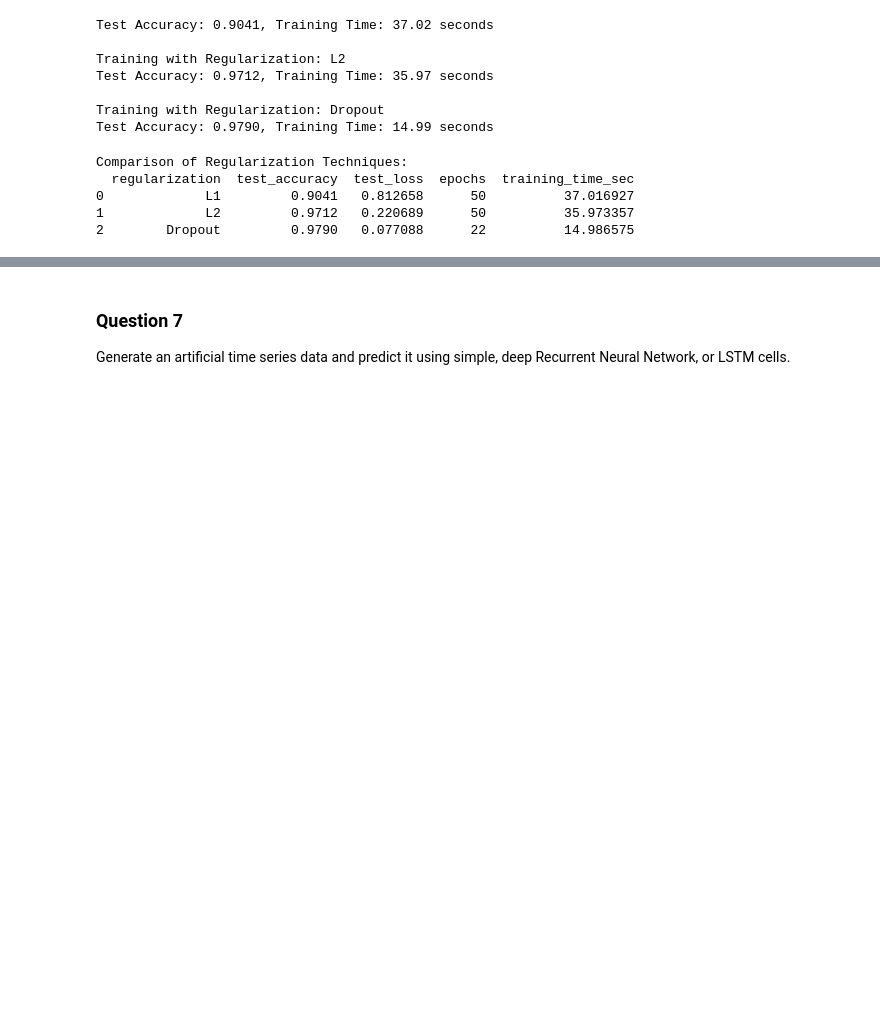
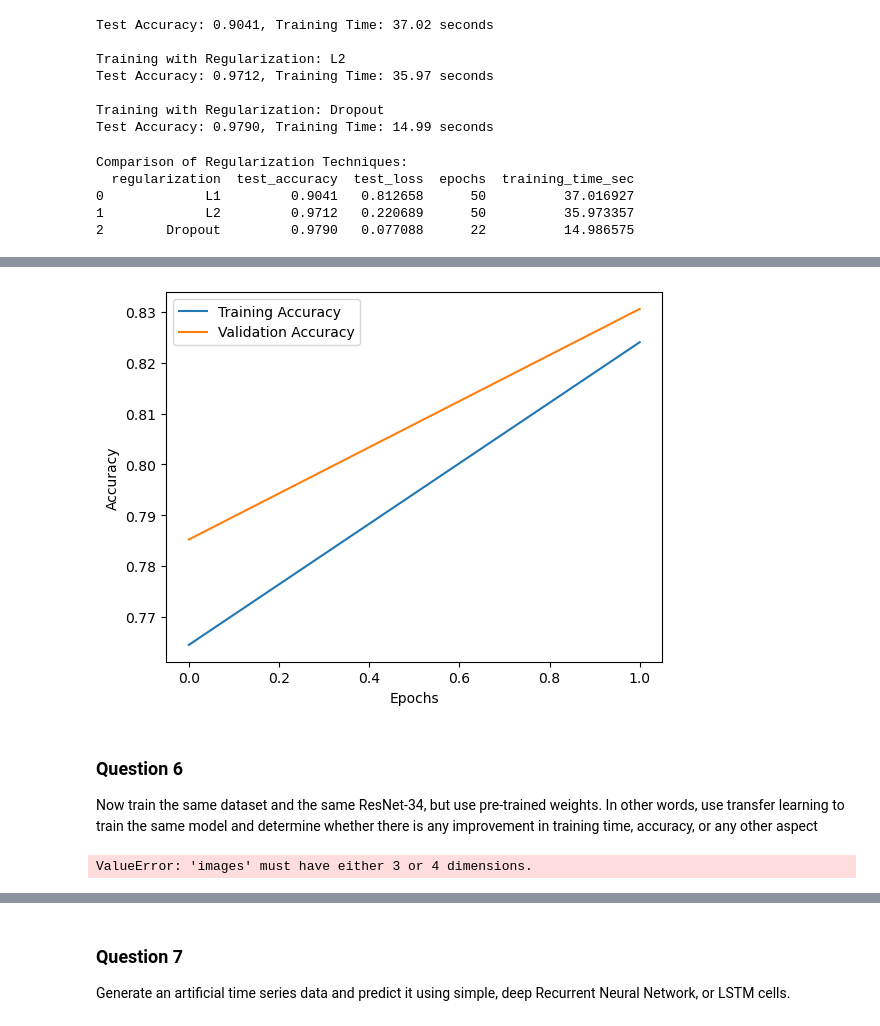
Before and after one commit to beniamine3155/deep_learning_tensorflow, a Jupyter notebook: Lab_Performance/lab_performance.ipynb, the cells around one changed output, grey strips where cells are left out. Drawn from its saved outputs; the diff is of its cells as text; code cells hidden in the pictures; blank space fills up the shorter version.

```diff
--- a/Lab_Performance/lab_performance.ipynb
+++ b/Lab_Performance/lab_performance.ipynb
@@ -407,0 +428,4 @@ Comparison of Regularization Techniques:
+# %%
+# Convert labels to one-hot encoding
+y_train = utils.to_categorical(y_train, 10)
+y_test = utils.to_categorical(y_test, 10)
@@ -407,0 +490,21 @@ Comparison of Regularization Techniques:
+# %%
+# Instantiate and compile the model
+model = build_resnet34()
+model.compile(optimizer=optimizers.Adam(learning_rate=0.001),
+              loss="categorical_crossentropy",
+              metrics=["accuracy"])
+# %%
+# Data Augmentation
+data_augmentation = ImageDataGenerator(
+    rotation_range=10,
+    width_shift_range=0.1,
+    height_shift_range=0.1,
+    horizontal_flip=True
+)
+# %%
+# Train the model
+history = model.fit(
+    data_augmentation.flow(x_train, y_train, batch_size=64),
+    validation_data=(x_test, y_test),
+    epochs=2
+)
@@ -407,0 +523,13 @@ Comparison of Regularization Techniques:
+# %%
+# Plot training history
+plt.plot(history.history['accuracy'], label='Training Accuracy')
+plt.plot(history.history['val_accuracy'], label='Validation Accuracy')
+plt.xlabel('Epochs')
+plt.ylabel('Accuracy')
+plt.legend()
+plt.show()
+# %% [output]
+[figure, added]
+# %% [markdown]
+### Question 6
+Now train the same dataset and the same ResNet-34, but use pre-trained weights. In other words, use transfer learning to train the same model and determine whether there is any improvement in training time, accuracy, or any other aspect
@@ -407,0 +550,10 @@ Comparison of Regularization Techniques:
+# %%
+
+# Expand dimensions and resize images to match ResNet input size (224x224)
+x_train = tf.image.grayscale_to_rgb(tf.expand_dims(x_train, axis=-1))
+x_test = tf.image.grayscale_to_rgb(tf.expand_dims(x_test, axis=-1))
+
+x_train = tf.image.resize(x_train, (224, 224)).numpy()
+x_test = tf.image.resize(x_test, (224, 224)).numpy()
+# %% [output]
+ValueError: 'images' must have either 3 or 4 dimensions.
```
Also changed, not shown: parts of 18 cells of this notebook, 4 other files.
